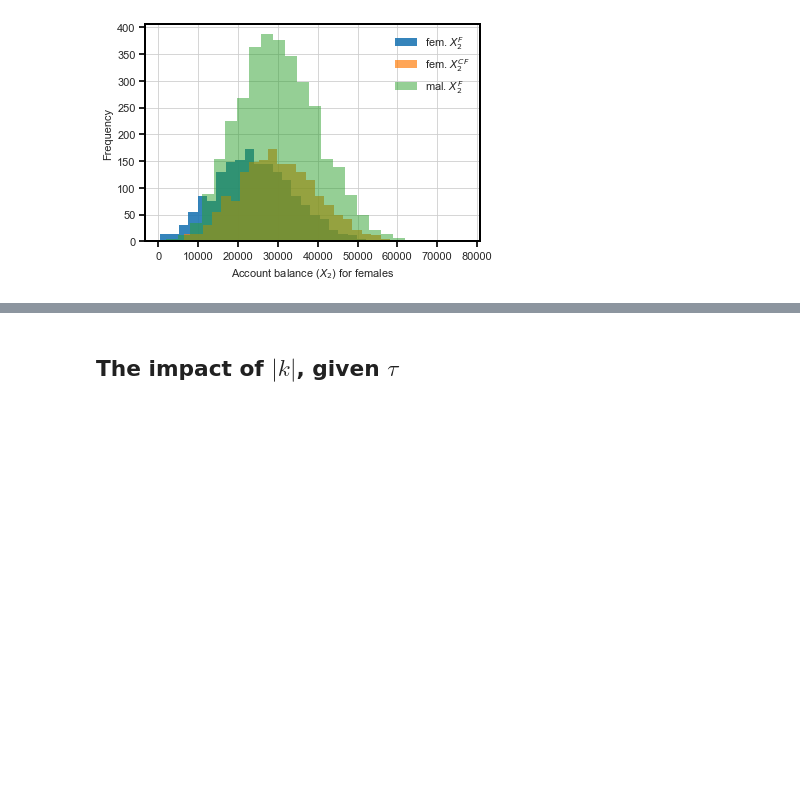
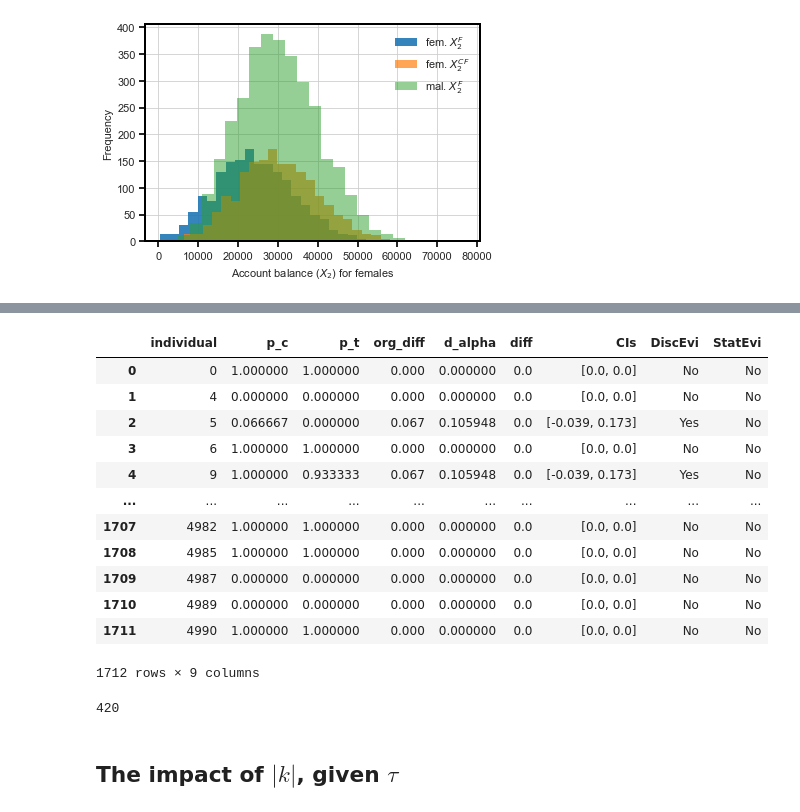
Before and after one commit to cc-jalvarez/counterfactual-situation-testing, a Jupyter notebook: src/analysis_loan_application_TheTwoCSTs.ipynb, the cells around one changed output, grey strips where cells are left out. Drawn from its saved outputs; the diff is of its cells as text; code cells hidden in the pictures; blank space fills up the shorter version.

```diff
--- a/src/analysis_loan_application_TheTwoCSTs.ipynb
+++ b/src/analysis_loan_application_TheTwoCSTs.ipynb
@@ -81 +85,4 @@ Text(0.5, 0, 'Account balance ($X_2$) for females')
+# %%
+res_df = org_df[['Gender', 'LoanApproval']].copy()
+res_df['cf_LoanApproval'] = org_cf_df['LoanApproval'].copy()
 # %%
@@ -102,0 +106,38 @@ print(org_df[org_df['Gender']==1].shape[0] / org_df.shape[0] * 100)
+# %%
+print("For k=", n)
+
+test_df    = org_df.copy()
+test_cf_df = org_cf_df.copy()
+
+cst = SituationTesting()
+cst.setup_baseline(test_df, test_cf_df, nominal_atts=['Gender'], continuous_atts=['AnnualSalary', 'AccountBalance'])
+
+print("CST w/o")
+res_df['CSTwo'] = cst.run(target_att='LoanApproval', target_val={'positive': 1, 'negative': -1},
+                          sensitive_att='Gender', sensitive_val={'non_protected': 0, 'protected': 1},
+                          include_centers=False,
+                          k=n, alpha=alpha, tau=tau)
+# num. cases
+print(res_df[res_df['CSTwo'] > tau].shape[0])
+# get neighnorhoods
+cst_wo_knns = cst.res_dict_df_neighbors
+# disc stats
+cst_wo_stts = cst.get_test_discrimination()
+# num. cases (stat sig)
+print(cst_wo_stts[(cst_wo_stts['DiscEvi'] == 'Yes') & (cst_wo_stts['StatEvi'] == 'Yes')].shape[0])
+
+print("CST wi/")
+res_df['CSTwi'] = cst.run(target_att='LoanApproval', target_val={'positive': 1, 'negative': -1},
+                          sensitive_att='Gender', sensitive_val={'non_protected': 0, 'protected': 1},
+                          include_centers=True,
+                          k=n, alpha=alpha, tau=tau)
+# num. cases
+print(res_df[res_df['CSTwi'] > tau].shape[0])
+# get neighnorhoods
+cst_wi_knns = cst.res_dict_df_neighbors
+# disc stats
+cst_wi_stts = cst.get_test_discrimination()
+# num. cases (stat sig)
+print(cst_wi_stts[(cst_wi_stts['DiscEvi'] == 'Yes') & (cst_wi_stts['StatEvi'] == 'Yes')].shape[0])
+
+print("=== DONE ===")
@@ -103,3 +413,23 @@ print(org_df[org_df['Gender']==1].shape[0] / org_df.shape[0] * 100)
+# %%
+cst_wo_stts
+# %% [output]
+|  | individual | p_c | p_t | org_diff | d_alpha | diff | CIs | DiscEvi | StatEvi |
+| 0 | 0 | 1.000000 | 1.000000 | 0.000 | 0.000000 | 0.0 | [0.0, 0.0] | No | No |
+| 1 | 4 | 0.000000 | 0.000000 | 0.000 | 0.000000 | 0.0 | [0.0, 0.0] | No | No |
+| 2 | 5 | 0.066667 | 0.000000 | 0.067 | 0.105948 | 0.0 | [-0.039, 0.173] | Yes | No |
+| 3 | 6 | 1.000000 | 1.000000 | 0.000 | 0.000000 | 0.0 | [0.0, 0.0] | No | No |
+| 4 | 9 | 1.000000 | 0.933333 | 0.067 | 0.105948 | 0.0 | [-0.039, 0.173] | Yes | No |
+| ... | ... | ... | ... | ... | ... | ... | ... | ... | ... |
+| 1707 | 4982 | 1.000000 | 1.000000 | 0.000 | 0.000000 | 0.0 | [0.0, 0.0] | No | No |
+| 1708 | 4985 | 1.000000 | 1.000000 | 0.000 | 0.000000 | 0.0 | [0.0, 0.0] | No | No |
+| 1709 | 4987 | 0.000000 | 0.000000 | 0.000 | 0.000000 | 0.0 | [0.0, 0.0] | No | No |
+| 1710 | 4989 | 0.000000 | 0.000000 | 0.000 | 0.000000 | 0.0 | [0.0, 0.0] | No | No |
+| 1711 | 4990 | 1.000000 | 1.000000 | 0.000 | 0.000000 | 0.0 | [0.0, 0.0] | No | No |
+1712 rows × 9 columns
+# %%
+288+132
+# %% [output]
+420
 # %% [markdown]
 ## The impact of $|k|$, given $\tau$
 # %% [markdown]
```
Also changed, not shown: parts of 19 cells of this notebook, 1 other file.
